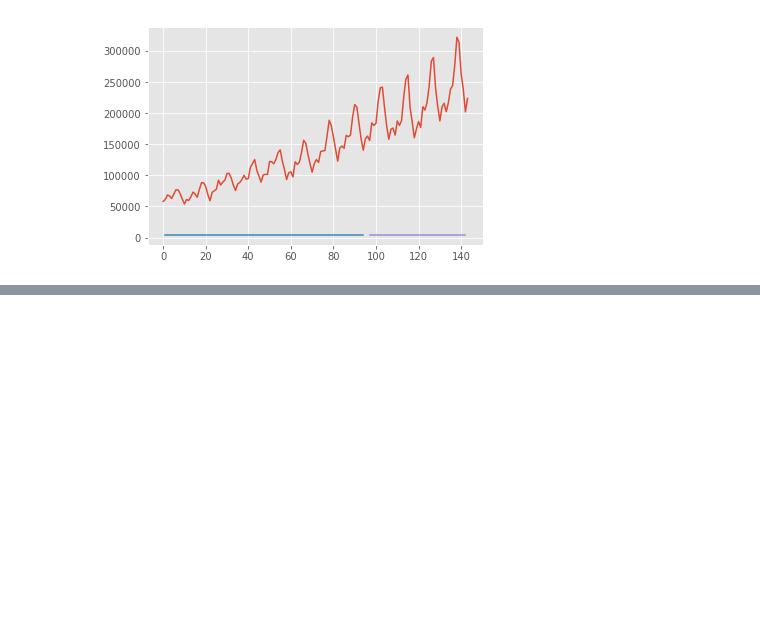
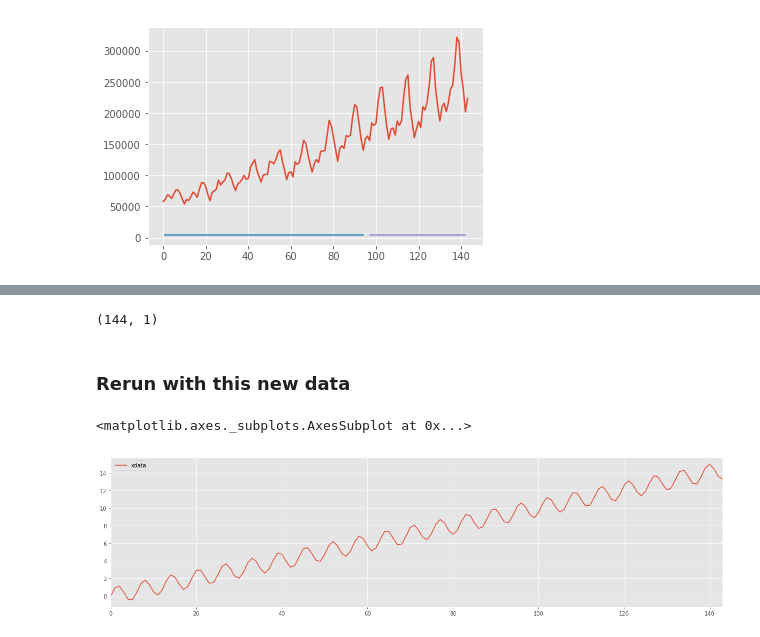
Before and after one commit to thepaulm/lstm, a Jupyter notebook: WebPage.ipynb, the cells around one changed output, grey strips where cells are left out. Saved outputs shown, nothing was run; the diff lists cells and outputs as text; code cells hidden in the pictures; blank space fills up the shorter version.

```diff
--- a/WebPage.ipynb
+++ b/WebPage.ipynb
@@ -160,0 +173,16 @@ plot_predict(unscaled, 1)
+# %%
+g = SinP1Gen(timesteps=144)
+# %%
+x, y = g.batch()
+# %%
+xdata = x.squeeze(axis=0)
+xdata.shape
+# %% [output]
+(144, 1)
+# %% [markdown]
+### Rerun with this new data
+# %%
+pd.DataFrame({"xdata": xdata.squeeze()}).plot(figsize=figsize)
+# %% [output]
+<matplotlib.axes._subplots.AxesSubplot at 0x...>
+[figure, added]
```
Also changed, not shown: parts of 8 cells of this notebook.
